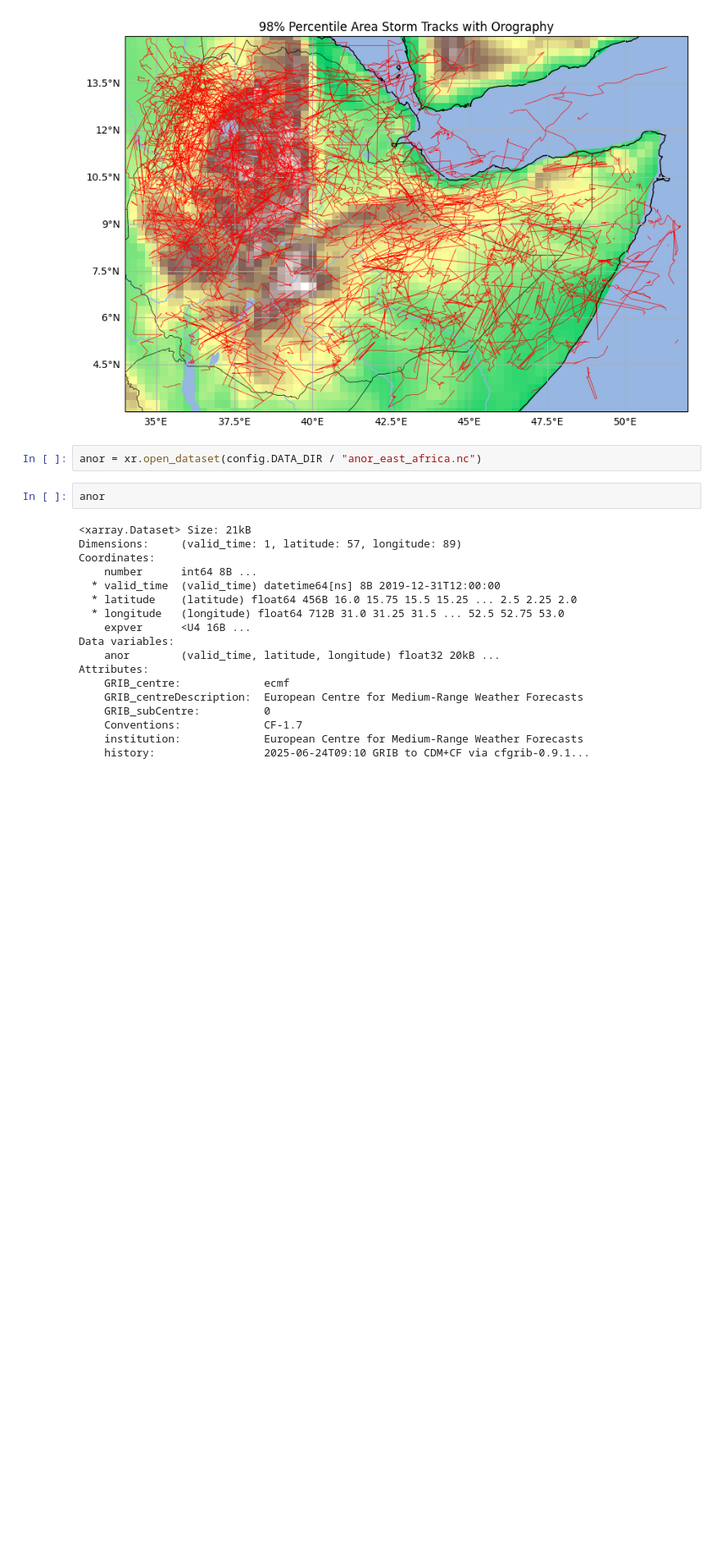
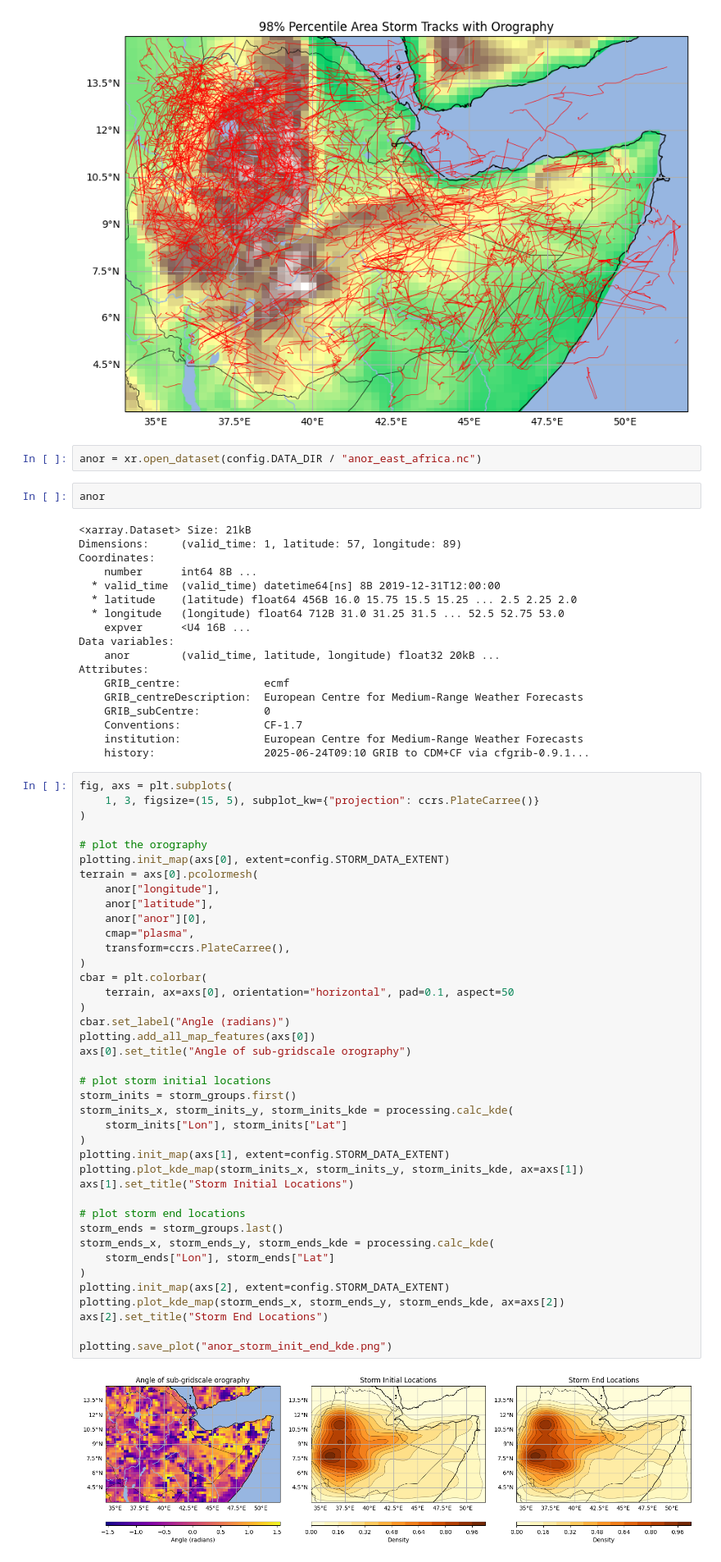
Before and after one commit to seangtkelley/uor-msc-dissertation-xai-african-storms, a Jupyter notebook: src/explore.ipynb, the cells around one changed output. Shown at 82% size. Saved outputs shown, nothing was run; the diff lists cells and outputs as text; blank space fills up the shorter version.

```diff
--- a/src/explore.ipynb
+++ b/src/explore.ipynb
@@ -197,3 +187,45 @@ Attributes:
     Conventions:             CF-1.7
     institution:             European Centre for Medium-Range Weather Forecasts
     history:                 2025-06-24T09:10 GRIB to CDM+CF via cfgrib-0.9.1...
+# %%
+fig, axs = plt.subplots(
+    1, 3, figsize=(15, 5), subplot_kw={"projection": ccrs.PlateCarree()}
+)
+
+# plot the orography
+plotting.init_map(axs[0], extent=config.STORM_DATA_EXTENT)
+terrain = axs[0].pcolormesh(
+    anor["longitude"],
+    anor["latitude"],
+    anor["anor"][0],
+    cmap="plasma",
+    transform=ccrs.PlateCarree(),
+)
+cbar = plt.colorbar(
+    terrain, ax=axs[0], orientation="horizontal", pad=0.1, aspect=50
+)
+cbar.set_label("Angle (radians)")
+plotting.add_all_map_features(axs[0])
+axs[0].set_title("Angle of sub-gridscale orography")
+
+# plot storm initial locations
+storm_inits = storm_groups.first()
+storm_inits_x, storm_inits_y, storm_inits_kde = processing.calc_kde(
+    storm_inits["Lon"], storm_inits["Lat"]
+)
+plotting.init_map(axs[1], extent=config.STORM_DATA_EXTENT)
+plotting.plot_kde_map(storm_inits_x, storm_inits_y, storm_inits_kde, ax=axs[1])
+axs[1].set_title("Storm Initial Locations")
+
+# plot storm end locations
+storm_ends = storm_groups.last()
+storm_ends_x, storm_ends_y, storm_ends_kde = processing.calc_kde(
+    storm_ends["Lon"], storm_ends["Lat"]
+)
+plotting.init_map(axs[2], extent=config.STORM_DATA_EXTENT)
+plotting.plot_kde_map(storm_ends_x, storm_ends_y, storm_ends_kde, ax=axs[2])
+axs[2].set_title("Storm End Locations")
+
+plotting.save_plot("anor_storm_init_end_kde.png")
+# %% [output]
+[figure, added]
```
Also changed, not shown: parts of 8 cells of this notebook, 3 other files.
